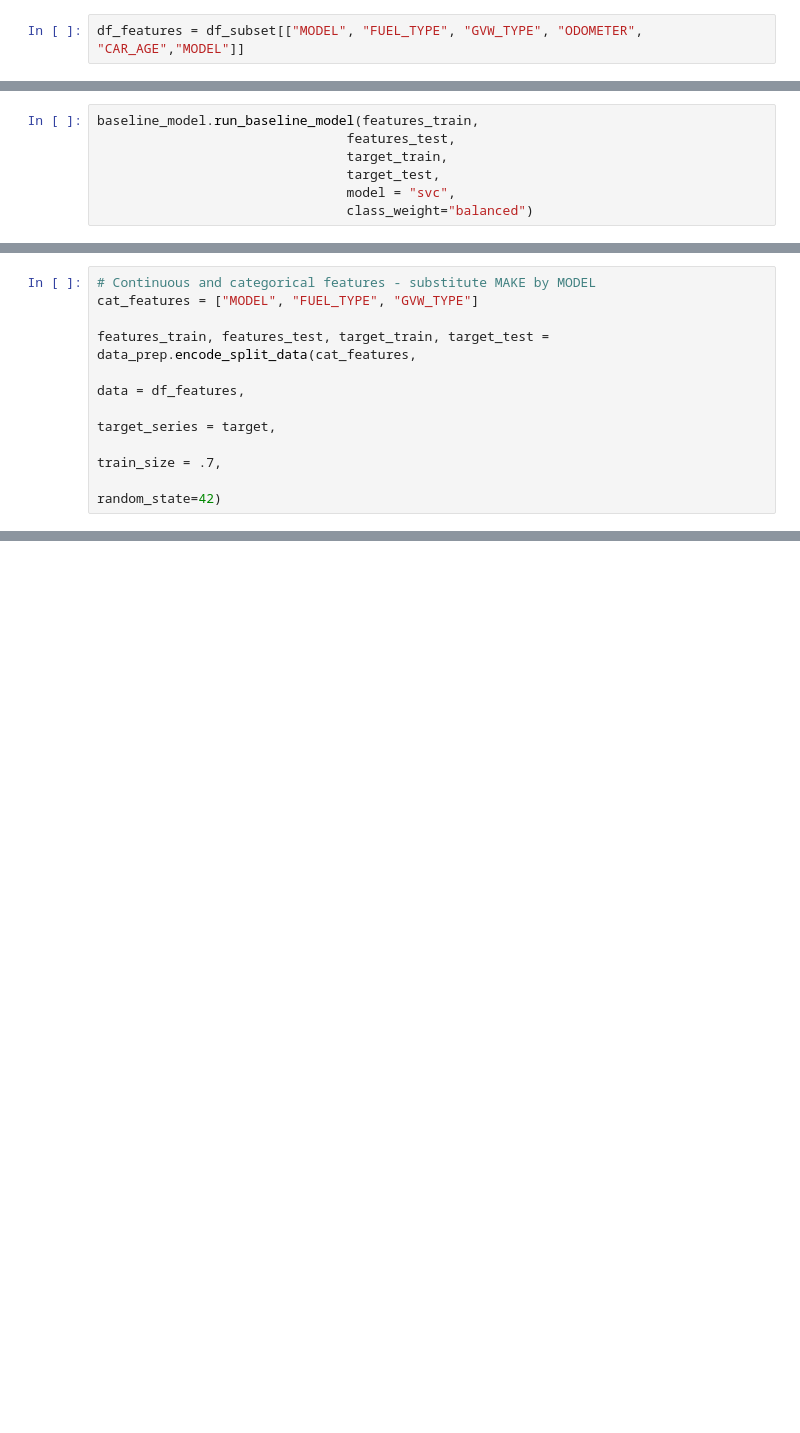
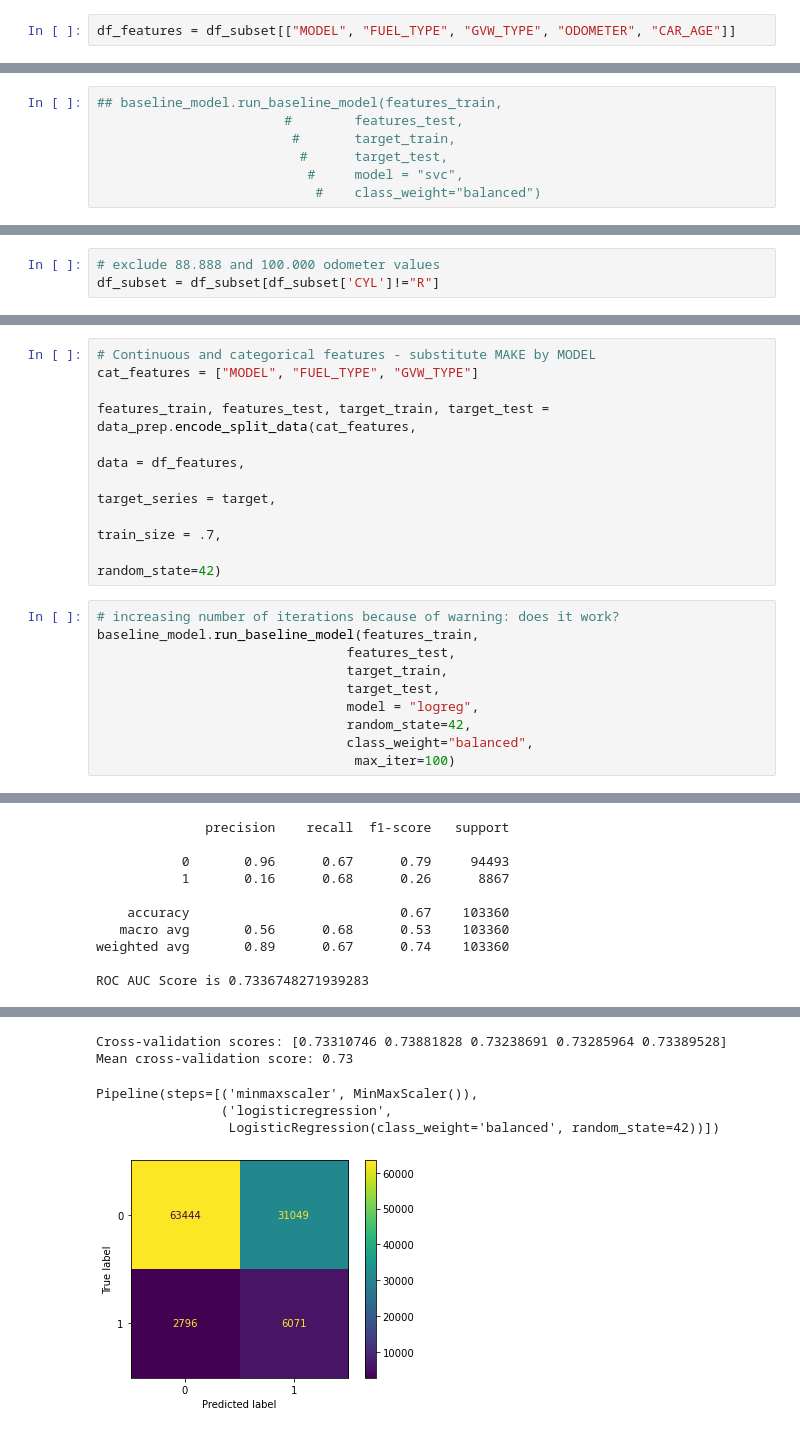
Before and after one commit to izzbizz/ds-lab, a Jupyter notebook: exploration/01_eda_minimal_model/week3_baseline_model_extended.ipynb, the cells around one changed output, grey strips where cells are left out. Drawn from its saved outputs; the diff is of its cells as text; blank space fills up the shorter version.

```diff
--- a/exploration/01_eda_minimal_model/week3_baseline_model_extended.ipynb
+++ b/exploration/01_eda_minimal_model/week3_baseline_model_extended.ipynb
@@ -148,5 +198,5 @@ Pipeline(steps=[('minmaxscaler', MinMaxScaler()),
 # %%
-df_features = df_subset[["MODEL", "FUEL_TYPE", "GVW_TYPE", "ODOMETER", "CAR_AGE","MODEL"]]
+df_features = df_subset[["MODEL", "FUEL_TYPE", "GVW_TYPE", "ODOMETER", "CAR_AGE"]]
 # %%
 # Continuous and categorical features - substitute MAKE by MODEL
 cat_features = ["MODEL", "FUEL_TYPE", "GVW_TYPE"]
@@ -168,7 +263,7 @@ baseline_model.run_baseline_model(features_train,
 # %%
-baseline_model.run_baseline_model(features_train,
-                                features_test,
-                                target_train,
-                                target_test,
-                                model = "svc",
-                                class_weight="balanced")
+## baseline_model.run_baseline_model(features_train,
+                        #        features_test,
+                         #       target_train,
+                          #      target_test,
+                           #     model = "svc",
+                            #    class_weight="balanced")
@@ -175,3 +272,6 @@ baseline_model.run_baseline_model(features_train,
+# %%
+# exclude 88.888 and 100.000 odometer values
+df_subset = df_subset[df_subset['CYL']!="R"]
 # %%
 df_features = df_subset[["CYL", "MODEL", "FUEL_TYPE", "GVW_TYPE", "ODOMETER", "CAR_AGE","MODEL"]]
 # %%
@@ -183,3 +283,14 @@ features_train, features_test, target_train, target_test = data_prep.encode_spli
                                                                                     target_series = target,
                                                                                     train_size = .7,
                                                                                     random_state=42)
+# %%
+# increasing number of iterations because of warning: does it work?
+baseline_model.run_baseline_model(features_train,
+                                features_test,
+                                target_train,
+                                target_test,
+                                model = "logreg",
+                                random_state=42,
+                                class_weight="balanced",
+                                 max_iter=100)
+# %% [output]
@@ -185,0 +304,10 @@ features_train, features_test, target_train, target_test = data_prep.encode_spli
+              precision    recall  f1-score   support
+
+           0       0.96      0.67      0.79     94493
+           1       0.16      0.68      0.26      8867
+
+    accuracy                           0.67    103360
+   macro avg       0.56      0.68      0.53    103360
+weighted avg       0.89      0.67      0.74    103360
+
+ROC AUC Score is 0.7336748271939283
@@ -185,0 +331,6 @@ features_train, features_test, target_train, target_test = data_prep.encode_spli
+Cross-validation scores: [0.73310746 0.73881828 0.73238691 0.73285964 0.73389528]
+Mean cross-validation score: 0.73
+Pipeline(steps=[('minmaxscaler', MinMaxScaler()),
+                ('logisticregression',
+                 LogisticRegression(class_weight='balanced', random_state=42))])
+[figure, added]
```
Also changed, not shown: parts of 51 cells of this notebook, 3 other files.
